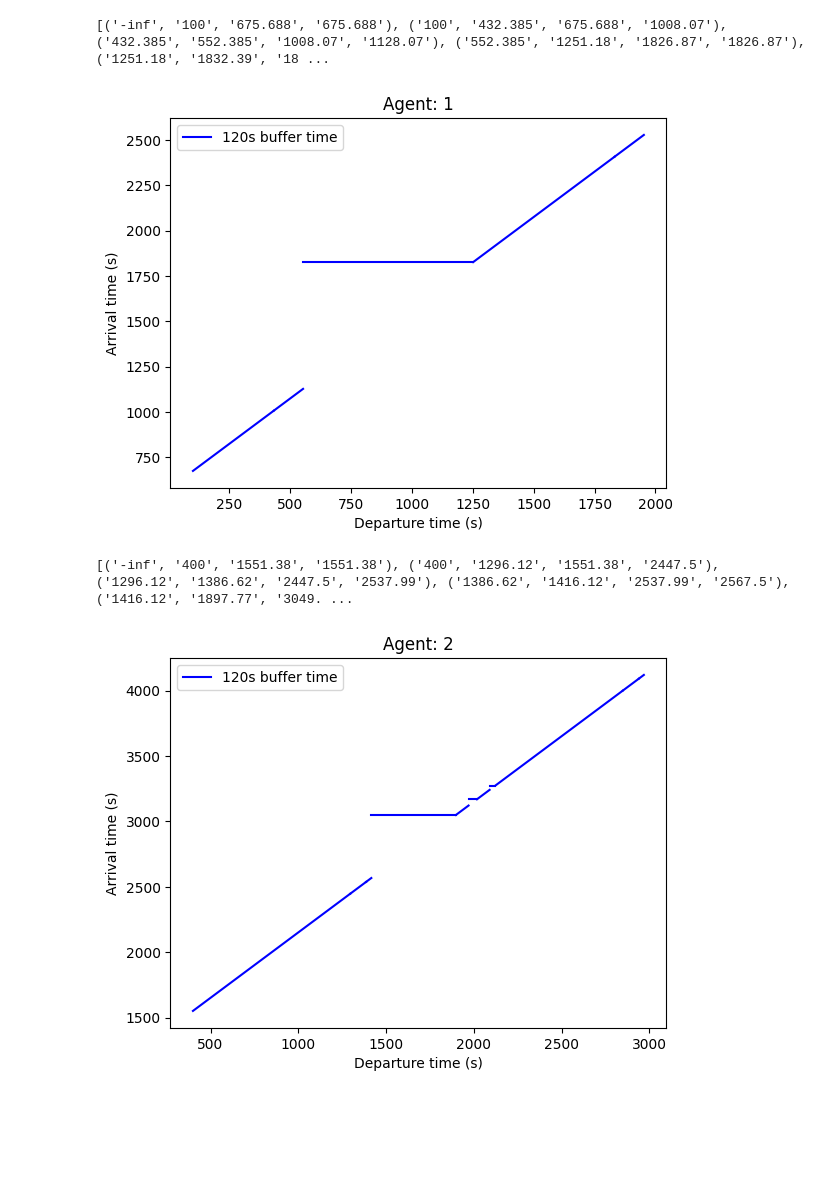
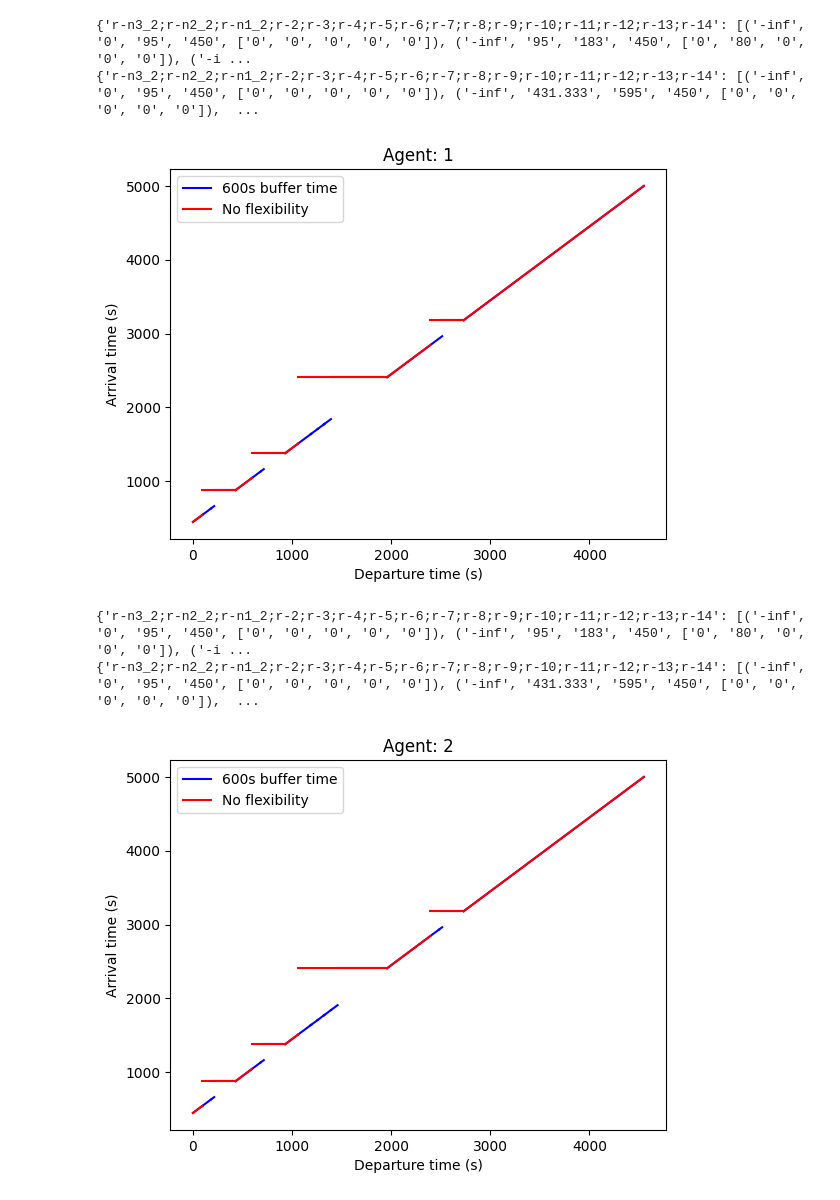
Before and after one commit to GoodGuyMe/delay-replanning-slack, a Jupyter notebook: experiments/blocking_experiments.ipynb, the cells around one changed output. Cells and saved outputs as stored; diff of their text form; code cells hidden in the pictures; blank space fills up the shorter version.

```diff
--- a/experiments/blocking_experiments.ipynb
+++ b/experiments/blocking_experiments.ipynb
@@ -19,59 +13,67 @@ from parseRePEAT import *
 def plot_atf(segments, label, color='red', x_min=0):
     line = None
     for (x0, x1, y0, y1) in segments:
-        if x0 == "-inf" and x1 != "inf" and y1 != "inf":
-            plt.hlines(float(y1), x_min, float(x1), colors=color)
+        # if x0 == "-inf" and x1 != "inf" and y1 != "inf":
+        #     plt.hlines(float(y1), x_min, float(x1), colors=color)
         line, = plt.plot([float(x0), float(x1)], [float(y0), float(y1)], color=color)
     line.set_label(label) if line is not None else None
 
 def generate_intervals(max_delay, layout, scenario, agent, agent_speed, move):
     # Generate intervals
-    generate.time_safe_intervals_and_write(layout, scenario, agent["trainNumber"], agent_speed, "output", max_delay)
-    start = "r-n1_2" if agent["trainNumber"] == 2 else "r-n1_1"
+    # generate.time_safe_intervals_and_write(layout, scenario, agent["trainNumber"], agent_speed, "output", max_delay)
+    generate.time_safe_intervals_and_write(layout, scenario, -1, 30, "output", max_delay)
+    # start = "r-n3_2" if agent["trainNumber"] == 1 else "t-n3_1"
+    start = "r-n3_2"
+    timeout = 60
     try:
-        proc = subprocess.run(["atsipp.exe", "--start", start, "--goal", "r-14", "--edgegraph", "output", "--search", "repeat", "--startTime", str(move["startTime"])], timeout=60, stdout=subprocess.PIPE, stderr=subprocess.PIPE)
+        # proc = subprocess.run(["atsipp.exe", "--start", start, "--goal", "r-14", "--edgegraph", "output", "--search", "repeat", "--startTime", str(move["startTime"])], timeout=20, stdout=subprocess.PIPE, stderr=subprocess.DEVNULL)
+        proc = subprocess.run(["atsipp.exe", "--start", "r-n3_2", "--goal", "r-14", "--edgegraph", "output", "--search", "repeat", "--startTime", "0"], timeout=timeout, stdout=subprocess.PIPE, stderr=subprocess.DEVNULL)
+
     except subprocess.TimeoutExpired:
-        print(f'Timeout for repeat (60s) expired')
+        print(f'Timeout for repeat ({timeout}s) expired')
+        return
     repeat_output = str(proc.stdout).split("'")[1].rsplit("\\r\\n")
 
     # If the run was successful
     if int(proc.returncode) == 0:
         metadata, catf, paths, eatfs = parse_list_of_outputs(repeat_output)
-        print(catf)
+        print(eatfs)
         color = "blue" if max_delay > 0 else "red"
         label = f"{max_delay}s buffer time" if max_delay > 0 else "No flexibility"
         plot_atf(catf, label, color, move["startTime"])
 # %%
 # Run RePeAT to get multiple plans
 scenario = "../data/single_track/scenario_following.json"
 layout =   "../data/single_track/woho.json"
 
 scenario_data = json.load(open(scenario))
 train_types = {x["name"]: x for x in scenario_data["types"]}
 for agent in scenario_data['trains']:
     # Get the global end time of scenario
     scenario_end_time = 0
     for i in range(len(agent["movements"])):
         move = agent["movements"][i]
         if 2 * move["endTime"] > scenario_end_time:
             scenario_end_time = 2 * move["endTime"]
     agent_speed = train_types[agent["trainUnitTypes"][0]]["speed"] * 1.09
     # agent_speed = 60
     for move in agent["movements"]:
         # Difference
-        generate_intervals(120, layout, scenario, agent, agent_speed, move)
+        generate_intervals(600, layout, scenario, agent, agent_speed, move)
 
         # baseline
-        # generate_intervals(0,   layout, scenario, agent, agent_speed, move)
+        generate_intervals(0,   layout, scenario, agent, agent_speed, move)
 
         title = f"Agent: {agent['trainNumber']}"
         plt.xlabel("Departure time (s)")
         plt.ylabel("Arrival time (s)")
         plt.title(title)
         plt.legend()
         plt.show()
 # %% [output]
-[('-inf', '100', '675.688', '675.688'), ('100', '432.385', '675.688', '1008.07'), ('432.385', '552.385', '1008.07', '1128.07'), ('552.385', '1251.18', '1826.87', '1826.87'), ('1251.18', '1832.39', '18 ...
+{'r-n3_2;r-n2_2;r-n1_2;r-2;r-3;r-4;r-5;r-6;r-7;r-8;r-9;r-10;r-11;r-12;r-13;r-14': [('-inf', '0', '95', '450', ['0', '0', '0', '0', '0']), ('-inf', '95', '183', '450', ['0', '80', '0', '0', '0']), ('-i ...
+{'r-n3_2;r-n2_2;r-n1_2;r-2;r-3;r-4;r-5;r-6;r-7;r-8;r-9;r-10;r-11;r-12;r-13;r-14': [('-inf', '0', '95', '450', ['0', '0', '0', '0', '0']), ('-inf', '431.333', '595', '450', ['0', '0', '0', '0', '0']),  ...
-[figure, old version]
+[figure, new version]
-[('-inf', '400', '1551.38', '1551.38'), ('400', '1296.12', '1551.38', '2447.5'), ('1296.12', '1386.62', '2447.5', '2537.99'), ('1386.62', '1416.12', '2537.99', '2567.5'), ('1416.12', '1897.77', '3049. ...
+{'r-n3_2;r-n2_2;r-n1_2;r-2;r-3;r-4;r-5;r-6;r-7;r-8;r-9;r-10;r-11;r-12;r-13;r-14': [('-inf', '0', '95', '450', ['0', '0', '0', '0', '0']), ('-inf', '95', '183', '450', ['0', '80', '0', '0', '0']), ('-i ...
+{'r-n3_2;r-n2_2;r-n1_2;r-2;r-3;r-4;r-5;r-6;r-7;r-8;r-9;r-10;r-11;r-12;r-13;r-14': [('-inf', '0', '95', '450', ['0', '0', '0', '0', '0']), ('-inf', '431.333', '595', '450', ['0', '0', '0', '0', '0']),  ...
-[figure, old version]
+[figure, new version]
```
Also changed, not shown: parts of 2 cells of this notebook, 6 other files.
